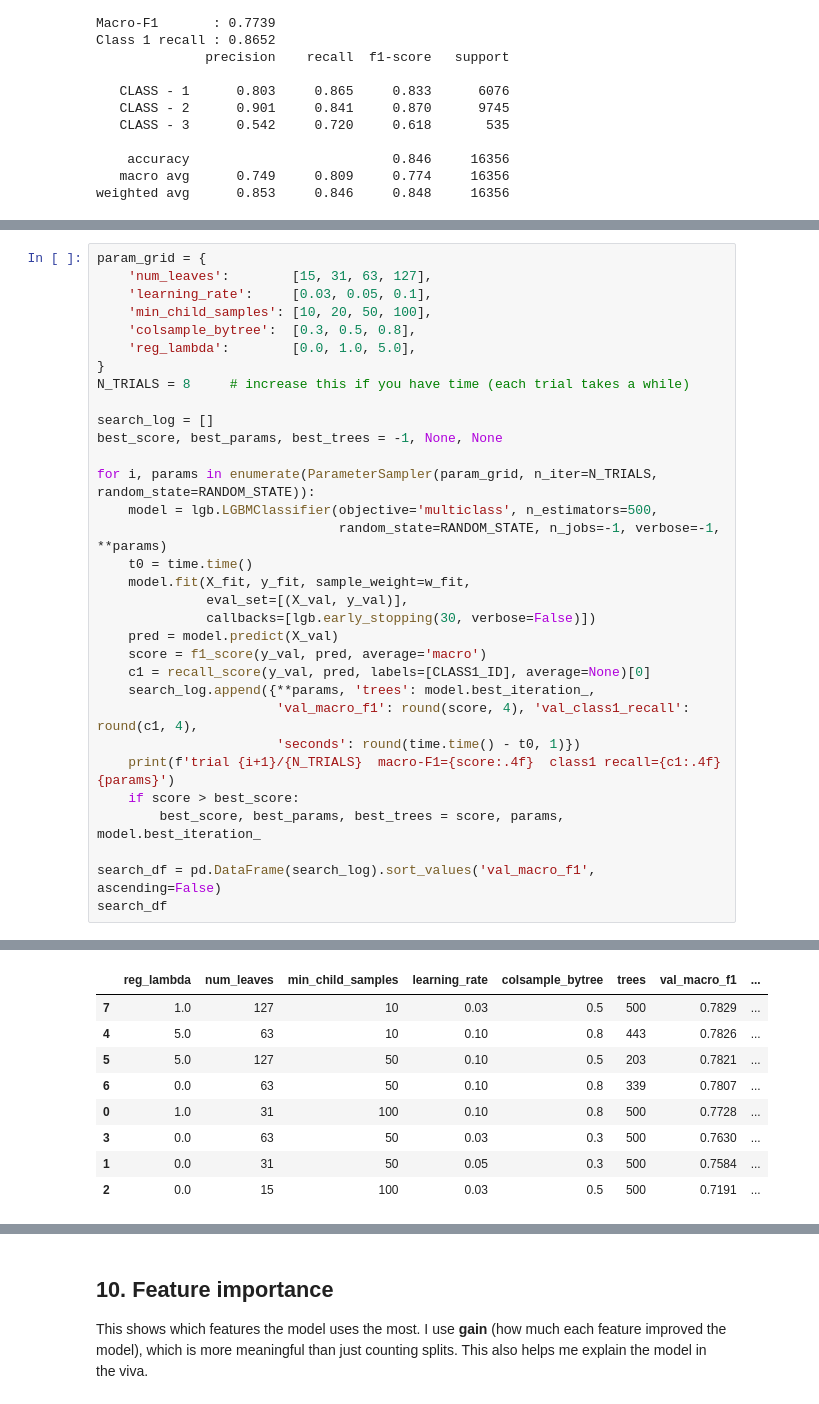
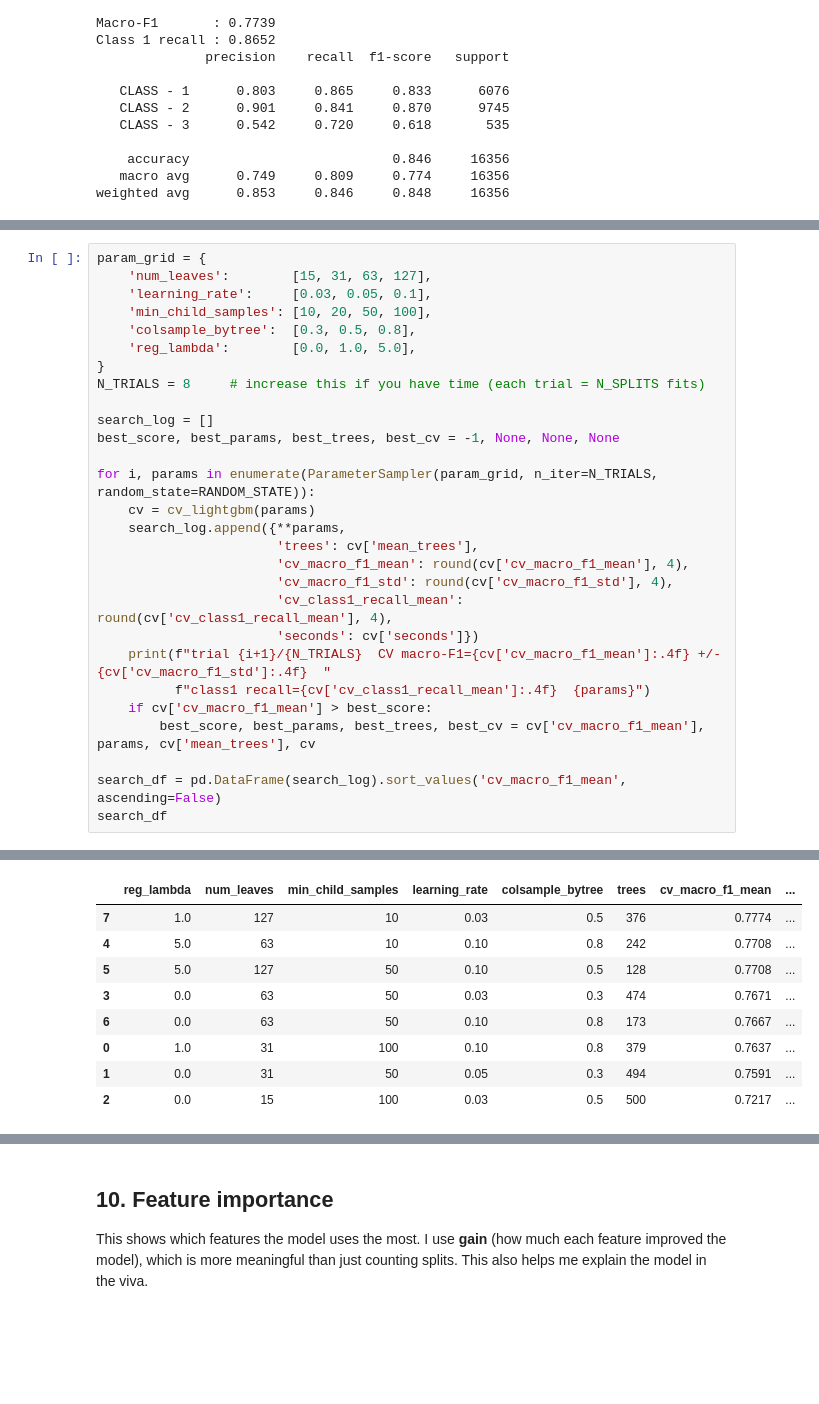
Before and after one commit to gima2003/BuildSafe-AI, a Jupyter notebook: notebooks/Models/BuildSafe_XGBoost_LightGBM.ipynb, the cells around one changed output, grey strips where cells are left out. Drawn from its saved outputs; the diff is of its cells as text; blank space fills up the shorter version.

```diff
--- a/notebooks/Models/BuildSafe_XGBoost_LightGBM.ipynb
+++ b/notebooks/Models/BuildSafe_XGBoost_LightGBM.ipynb
@@ -254,28 +344,24 @@ param_grid = {
     'colsample_bytree':  [0.3, 0.5, 0.8],
     'reg_lambda':        [0.0, 1.0, 5.0],
 }
-N_TRIALS = 8     # increase this if you have time (each trial takes a while)
+N_TRIALS = 8     # increase this if you have time (each trial = N_SPLITS fits)
 
 search_log = []
-best_score, best_params, best_trees = -1, None, None
+best_score, best_params, best_trees, best_cv = -1, None, None, None
 
 for i, params in enumerate(ParameterSampler(param_grid, n_iter=N_TRIALS, random_state=RANDOM_STATE)):
-    model = lgb.LGBMClassifier(objective='multiclass', n_estimators=500,
-                               random_state=RANDOM_STATE, n_jobs=-1, verbose=-1, **params)
-    t0 = time.time()
-    model.fit(X_fit, y_fit, sample_weight=w_fit,
-              eval_set=[(X_val, y_val)],
-              callbacks=[lgb.early_stopping(30, verbose=False)])
-    pred = model.predict(X_val)
-    score = f1_score(y_val, pred, average='macro')
-    c1 = recall_score(y_val, pred, labels=[CLASS1_ID], average=None)[0]
-    search_log.append({**params, 'trees': model.best_iteration_,
-                       'val_macro_f1': round(score, 4), 'val_class1_recall': round(c1, 4),
-                       'seconds': round(time.time() - t0, 1)})
-    print(f'trial {i+1}/{N_TRIALS}  macro-F1={score:.4f}  class1 recall={c1:.4f}  {params}')
-    if score > best_score:
-        best_score, best_params, best_trees = score, params, model.best_iteration_
+    cv = cv_lightgbm(params)
+    search_log.append({**params,
+                       'trees': cv['mean_trees'],
+                       'cv_macro_f1_mean': round(cv['cv_macro_f1_mean'], 4),
+                       'cv_macro_f1_std': round(cv['cv_macro_f1_std'], 4),
+                       'cv_class1_recall_mean': round(cv['cv_class1_recall_mean'], 4),
+                       'seconds': cv['seconds']})
+    print(f"trial {i+1}/{N_TRIALS}  CV macro-F1={cv['cv_macro_f1_mean']:.4f} +/- {cv['cv_macro_f1_std']:.4f}  "
+          f"class1 recall={cv['cv_class1_recall_mean']:.4f}  {params}")
+    if cv['cv_macro_f1_mean'] > best_score:
+        best_score, best_params, best_trees, best_cv = cv['cv_macro_f1_mean'], params, cv['mean_trees'], cv
 
-search_df = pd.DataFrame(search_log).sort_values('val_macro_f1', ascending=False)
+search_df = pd.DataFrame(search_log).sort_values('cv_macro_f1_mean', ascending=False)
 search_df
 # %% [output]
@@ -290,10 +376,10 @@ trial 8/8  macro-F1=0.7829  class1 recall=0.8675  {'reg_lambda': 1.0, 'num_leave
-|  | reg_lambda | num_leaves | min_child_samples | learning_rate | colsample_bytree | trees | val_macro_f1 | ... |
-| 7 | 1.0 | 127 | 10 | 0.03 | 0.5 | 500 | 0.7829 | ... |
-| 4 | 5.0 | 63 | 10 | 0.10 | 0.8 | 443 | 0.7826 | ... |
-| 5 | 5.0 | 127 | 50 | 0.10 | 0.5 | 203 | 0.7821 | ... |
-| 6 | 0.0 | 63 | 50 | 0.10 | 0.8 | 339 | 0.7807 | ... |
-| 0 | 1.0 | 31 | 100 | 0.10 | 0.8 | 500 | 0.7728 | ... |
-| 3 | 0.0 | 63 | 50 | 0.03 | 0.3 | 500 | 0.7630 | ... |
-| 1 | 0.0 | 31 | 50 | 0.05 | 0.3 | 500 | 0.7584 | ... |
-| 2 | 0.0 | 15 | 100 | 0.03 | 0.5 | 500 | 0.7191 | ... |
+|  | reg_lambda | num_leaves | min_child_samples | learning_rate | colsample_bytree | trees | cv_macro_f1_mean | ... |
+| 7 | 1.0 | 127 | 10 | 0.03 | 0.5 | 376 | 0.7774 | ... |
+| 4 | 5.0 | 63 | 10 | 0.10 | 0.8 | 242 | 0.7708 | ... |
+| 5 | 5.0 | 127 | 50 | 0.10 | 0.5 | 128 | 0.7708 | ... |
+| 3 | 0.0 | 63 | 50 | 0.03 | 0.3 | 474 | 0.7671 | ... |
+| 6 | 0.0 | 63 | 50 | 0.10 | 0.8 | 173 | 0.7667 | ... |
+| 0 | 1.0 | 31 | 100 | 0.10 | 0.8 | 379 | 0.7637 | ... |
+| 1 | 0.0 | 31 | 50 | 0.05 | 0.3 | 494 | 0.7591 | ... |
+| 2 | 0.0 | 15 | 100 | 0.03 | 0.5 | 500 | 0.7217 | ... |
 # %%
```
Also changed, not shown: parts of 17 cells of this notebook, 10 other files.
